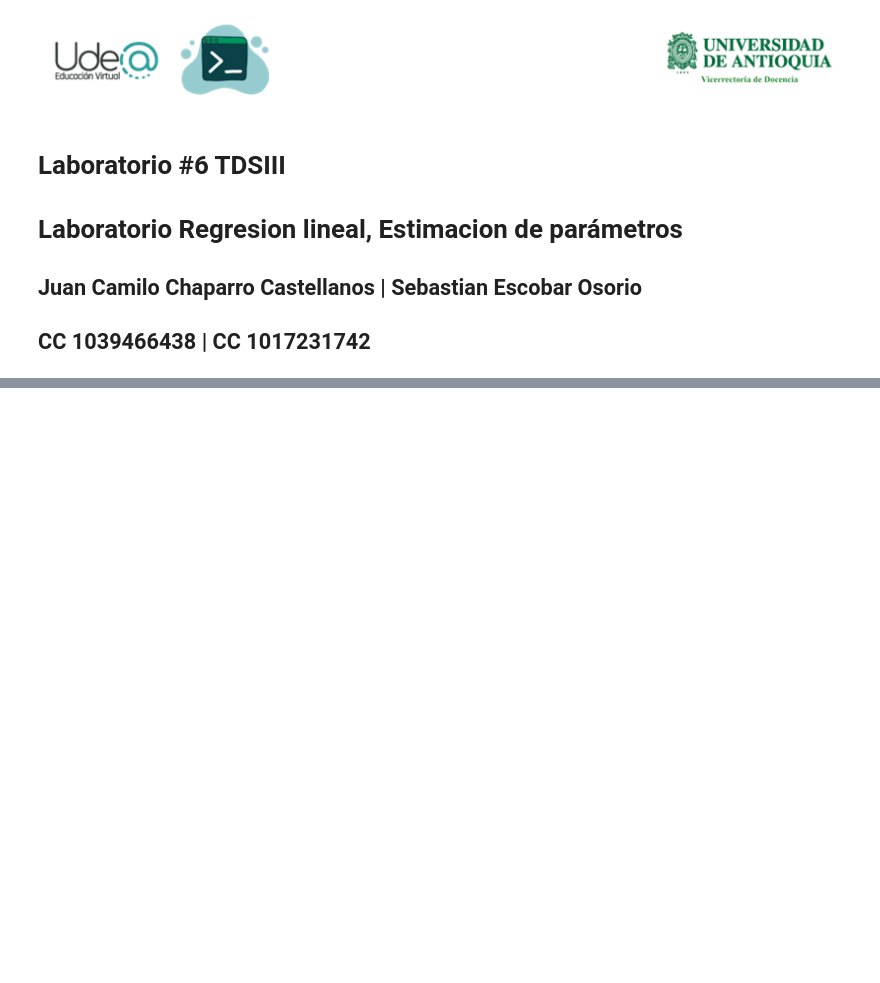
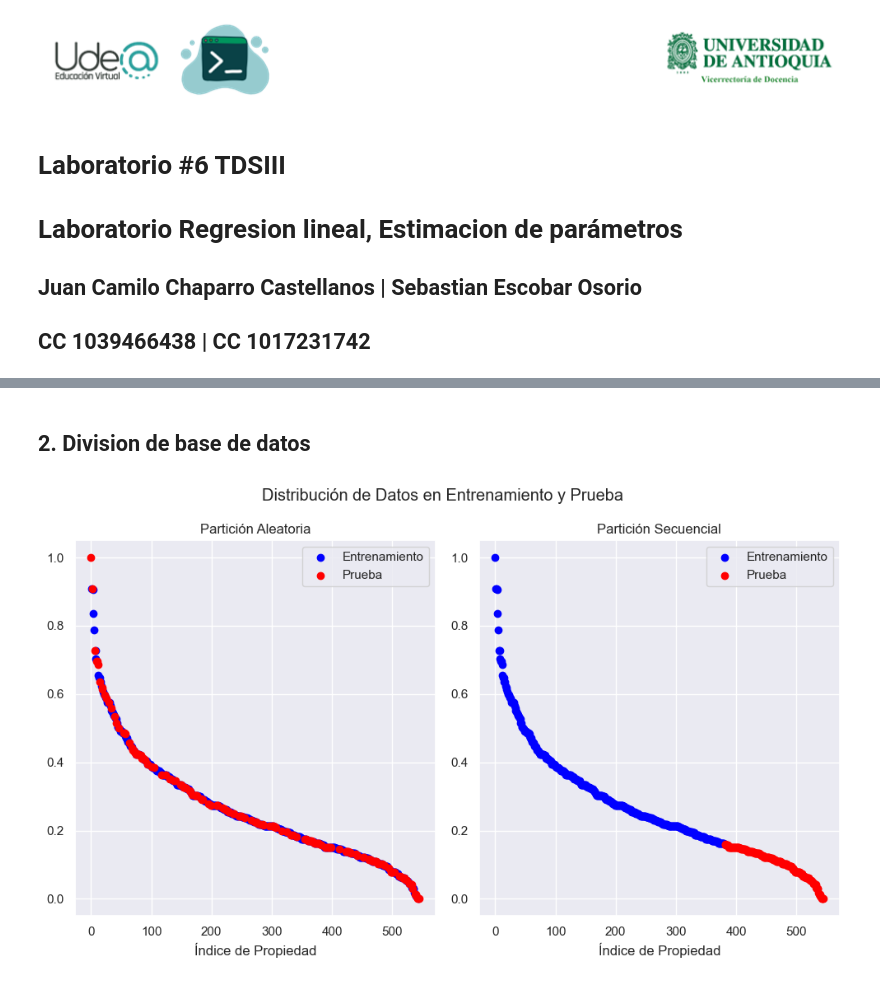
Before and after one commit to Camilocastellanos1002/Senales-III, a Jupyter notebook: Laboratorio/Laboratorio 6/Lab6_TDSIII_ChaparroCastellanos_JuanCamilo_Restrepo_Sebastian_Escobar.ipynb, the cells around one changed output, grey strips where cells are left out. Drawn from its saved outputs; the diff is of its cells as text; code cells hidden in the pictures; blank space fills up the shorter version.

```diff
--- a/Laboratorio/Laboratorio 6/Lab6_TDSIII_ChaparroCastellanos_JuanCamilo_Restrepo_Sebastian_Escobar.ipynb
+++ b/Laboratorio/Laboratorio 6/Lab6_TDSIII_ChaparroCastellanos_JuanCamilo_Restrepo_Sebastian_Escobar.ipynb
@@ -24,0 +92,45 @@ from skimage.feature import hog, multiblock_lbp
+# %% [markdown]
+## 2. Division de base de datos
+# %%
+import numpy as np
+import matplotlib.pyplot as plt
+from sklearn.model_selection import train_test_split
+
+# Dividir el conjunto de datos en entrenamiento y prueba aleatoriamente
+X_train_random, X_test_random, y_train_random, y_test_random = train_test_split(X, price_normalized, test_size=0.3, random_state=42)
+
+# Dividir el conjunto de datos en entrenamiento y prueba secuencialmente
+n_train = int(0.7 * len(X))
+X_train_seq = X[:n_train]
+X_test_seq = X[n_train:]
+
+y_train_seq = price_normalized[:n_train]
+y_test_seq = price_normalized[n_train:]
+
+# Visualizar la distribución de los datos en entrenamiento y prueba para la partición aleatoria
+plt.figure(figsize=(10, 6))
+
+# Partición aleatoria
+plt.subplot(1, 2, 1)
+plt.scatter(X_train_random, y_train_random, color='blue', label='Entrenamiento')
+plt.scatter(X_test_random, y_test_random, color='red', label='Prueba')
+plt.title('Partición Aleatoria')
+plt.xlabel('Índice de Propiedad')
+
+plt.legend()
+
+# Visualizar la distribución de los datos en entrenamiento y prueba para la partición secuencial
+plt.subplot(1, 2, 2)
+plt.scatter(X_train_seq, y_train_seq, color='blue', label='Entrenamiento')
+plt.scatter(X_test_seq, y_test_seq, color='red', label='Prueba')
+
+plt.title('Partición Secuencial')
+plt.xlabel('Índice de Propiedad')
+
+plt.legend()
+
+plt.suptitle('Distribución de Datos en Entrenamiento y Prueba')
+plt.tight_layout()
+plt.show()
+# %% [output]
+[figure, added]
```
Also changed, not shown: parts of 26 cells of this notebook, 46 other files.
